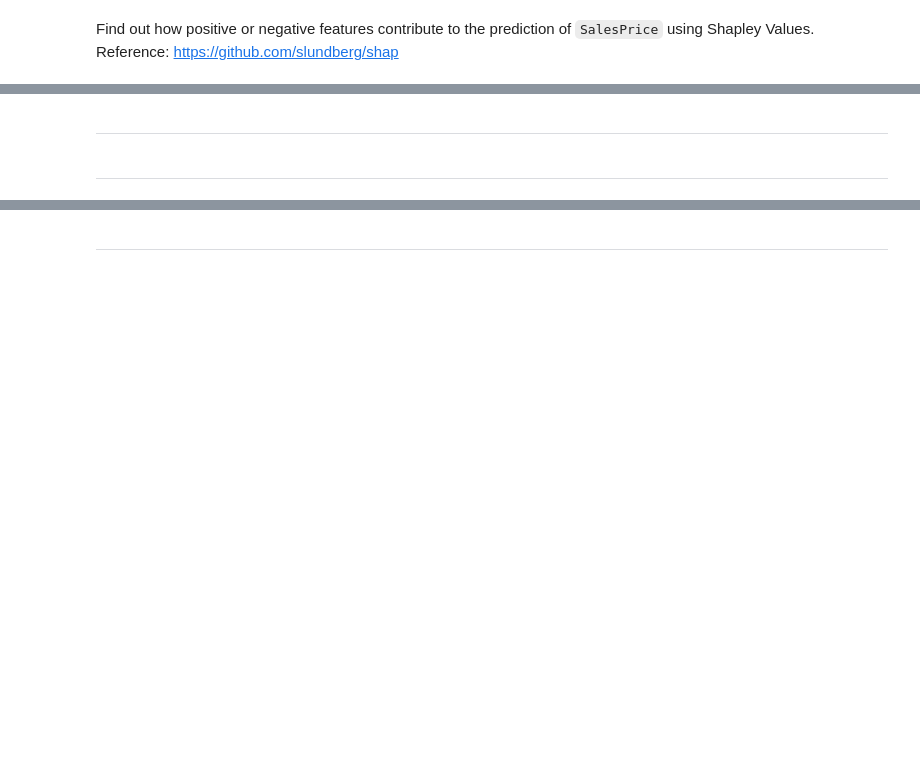
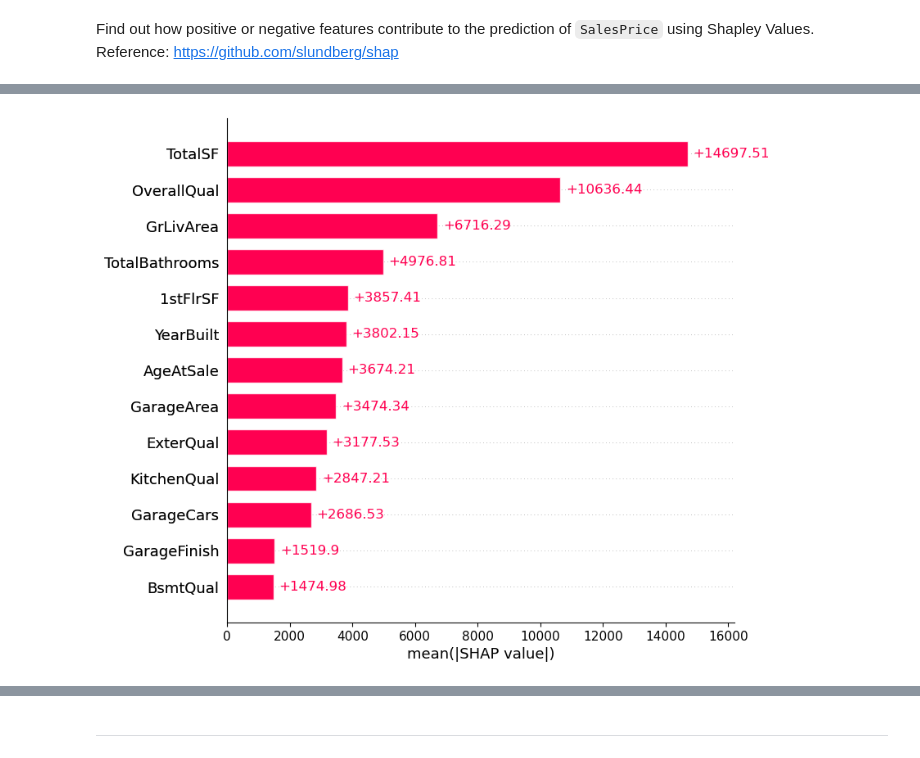
Before and after one commit to elijahspiegel/AmesHousingProject, a Jupyter notebook: Machine Learning Project - Combined - Iteration 1.ipynb, the cells around one changed output, grey strips where cells are left out. Drawn from its saved outputs; the diff is of its cells as text; code cells hidden in the pictures; blank space fills up the shorter version.

```diff
--- a/Machine Learning Project - Combined - Iteration 1.ipynb
+++ b/Machine Learning Project - Combined - Iteration 1.ipynb
@@ -1038,6 +1123,4 @@ shap.plots.beeswarm(shap_values)
 # %%
-shap.plots.bar(shap_values)
+shap.plots.bar(shap_values, max_display=13)
+# %% [output]
+[figure, added]
-# %% [markdown]
----
-# %% [markdown]
-- - -
```
Also changed, not shown: parts of 55 cells of this notebook, 1 other file.
